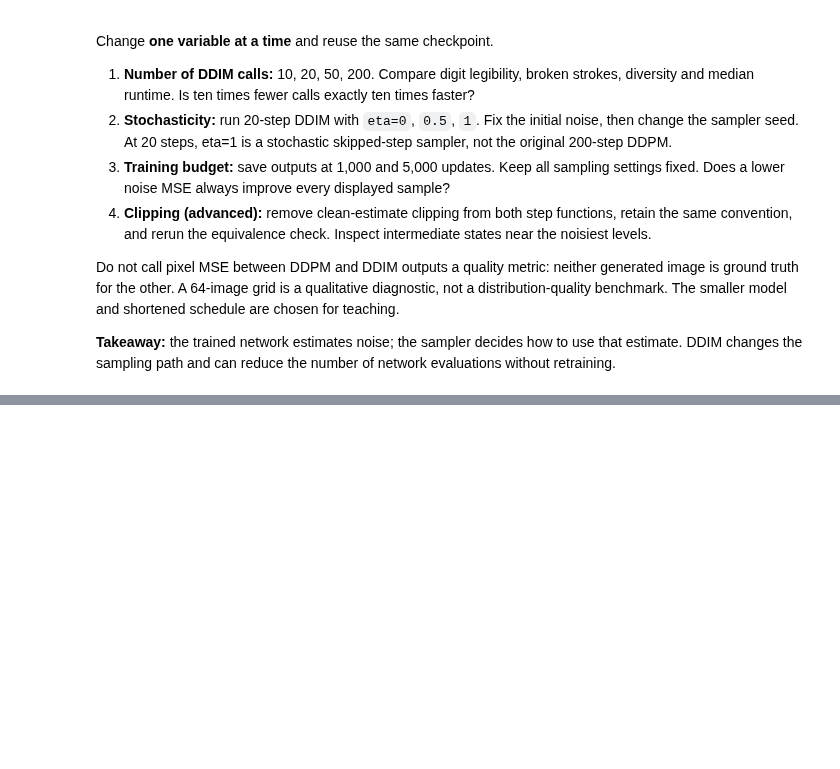
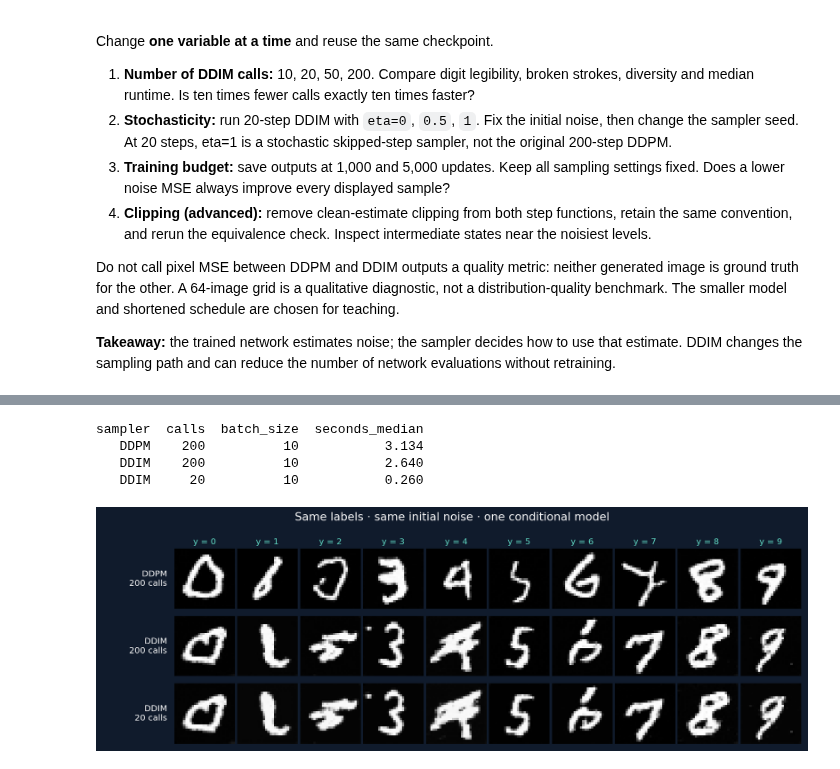
Before and after one commit to r-isachenko/2026-DGM-MIPT-YSDA-course, a Jupyter notebook: seminars/seminar7/seminar7_ddpm_mnist.ipynb, the cells around one changed output, grey strips where cells are left out. Saved outputs shown, nothing was run; the diff lists cells and outputs as text; code cells hidden in the pictures; blank space fills up the shorter version.

```diff
--- a/seminars/seminar7/seminar7_ddpm_mnist.ipynb
+++ b/seminars/seminar7/seminar7_ddpm_mnist.ipynb
@@ -557,0 +738,35 @@ Do not call pixel MSE between DDPM and DDIM outputs a quality metric: neither ge
+# %%
+conditional_compare_rng = torch.Generator().manual_seed(83)
+conditional_compare_noise = torch.randn((10,1,28,28),generator=conditional_compare_rng).to(device)
+requested_digits = torch.arange(10,device=device)
+conditional_results = {}; conditional_records = []
+with torch.inference_mode():
+    for _ in range(3):
+        conditional_ema(conditional_compare_noise,torch.full((10,),T-1,device=device,dtype=torch.long),requested_digits)
+synchronize()
+for name,method,steps in [("DDPM","ddpm",T),("DDIM","ddim",T),("DDIM","ddim",20)]:
+    durations = []
+    for repeat in range(3):
+        generated,seconds,_,_ = sample(conditional_ema,conditional_compare_noise,method,steps,
+                                       seed=800+repeat,class_labels=requested_digits)
+        durations.append(seconds)
+        if repeat == 0: conditional_results[(name,steps)] = generated
+    conditional_records.append({"sampler":name,"calls":steps,"batch_size":10,
+                                "seconds_median":np.median(durations)})
+print(pd.DataFrame(conditional_records).round(3).to_string(index=False))
+fig,axes = plt.subplots(3,10,figsize=(14,4.8),facecolor="#101b2c")
+for row,((name,steps),images) in enumerate(conditional_results.items()):
+    for digit,ax in enumerate(axes[row]):
+        ax.imshow(images[digit,0],cmap="gray",vmin=-1,vmax=1);ax.axis("off")
+        if row==0:ax.set_title(f"y = {digit}",color="#61dac5",fontsize=12)
+    axes[row,0].text(-.12,.5,f"{name}\n{steps} calls",transform=axes[row,0].transAxes,
+                     ha="right",va="center",color="white",fontsize=12)
+fig.suptitle("Same labels · same initial noise · one conditional model",color="white",fontsize=16)
+fig.subplots_adjust(left=.11,right=.99,top=.83,bottom=.03,hspace=.12,wspace=.04)
+plt.show()
+# %% [output]
+sampler  calls  batch_size  seconds_median
+   DDPM    200          10           3.134
+   DDIM    200          10           2.640
+   DDIM     20          10           0.260
+[figure, added]
```
Also changed, not shown: parts of 16 cells of this notebook, 1 other file.
